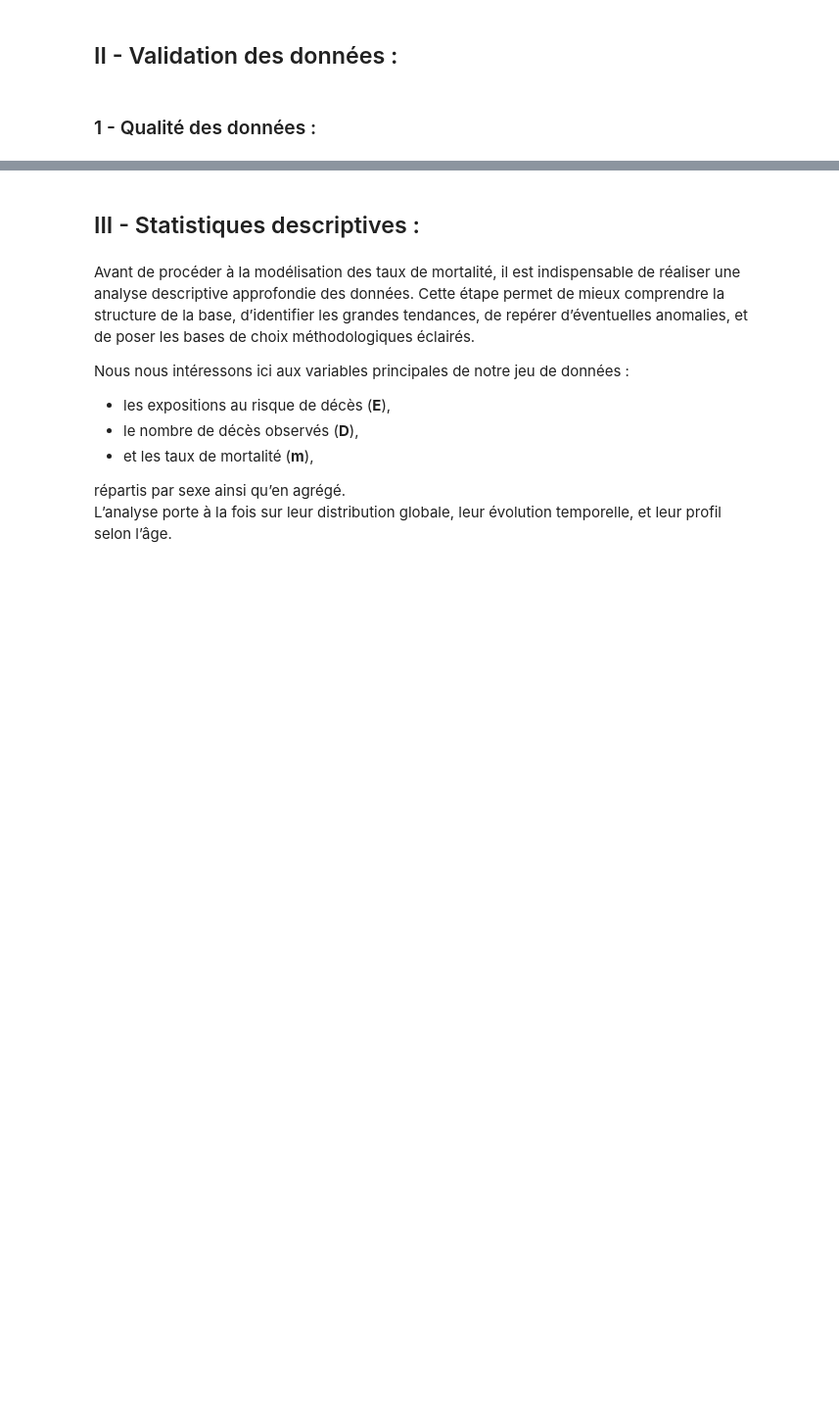
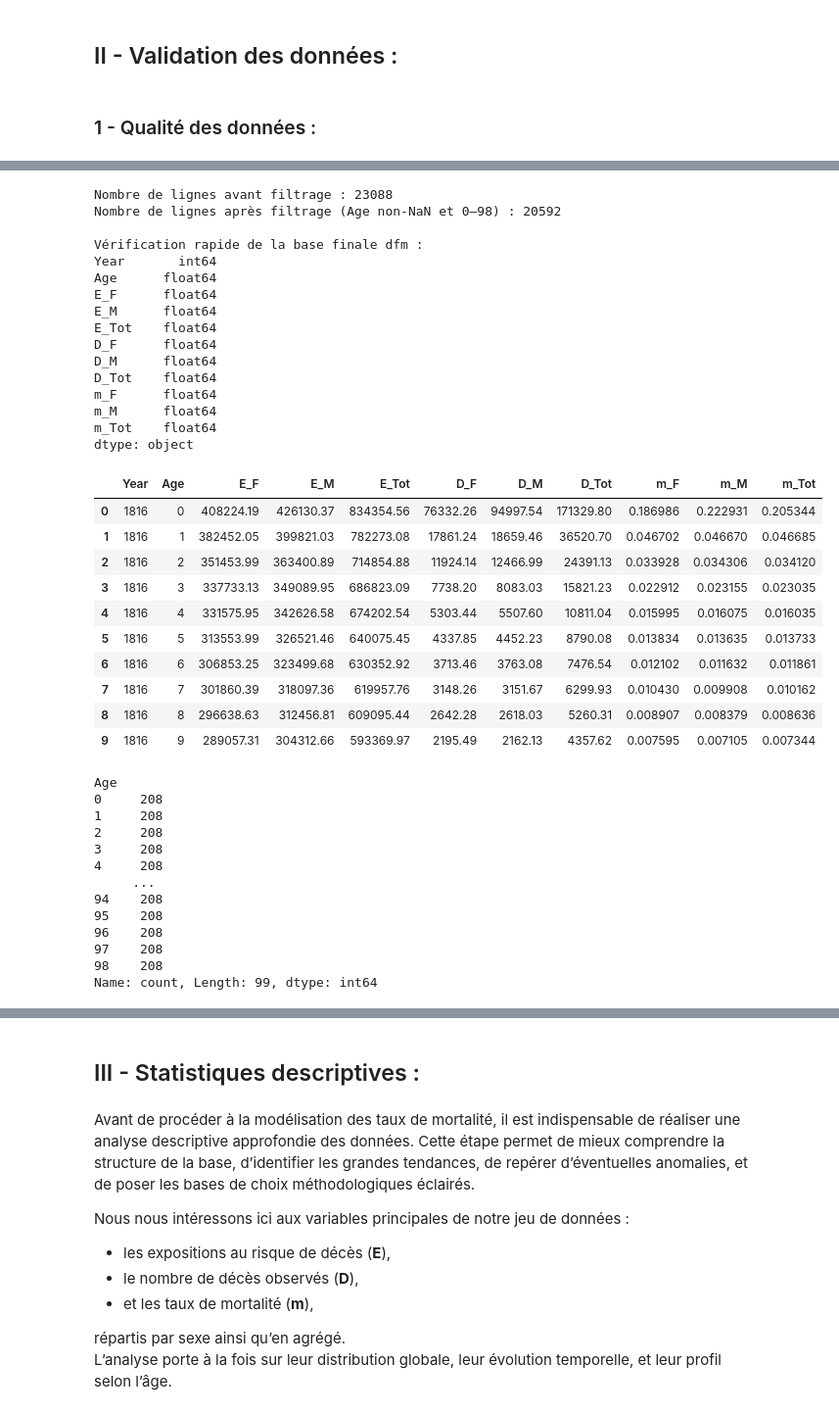
Before and after one commit to Salah10-source/Python-Project-Mortality, a Jupyter notebook: notbokes/notebooks/demo.ipynb, the cells around one changed output, grey strips where cells are left out. Shown at 98% size. Cells and saved outputs as stored; diff of their text form; code cells hidden in the pictures; blank space fills up the shorter version.

```diff
--- a/notbokes/notebooks/demo.ipynb
+++ b/notbokes/notebooks/demo.ipynb
@@ -383,0 +713,67 @@ Cette base est désormais prête à être utilisée pour les étapes suivantes d
+# %%
+# 3) Filtrage :
+#    - Age non manquant
+#    - 0 <= Age <= 98
+# ----------------------------------------------
+
+mask_age_ok = df["Age"].notna() & (df["Age"] >= 0) & (df["Age"] <= 98)
+
+dfm = df.loc[mask_age_ok, [
+    "Year", "Age",
+    "E_F", "E_M", "E_Tot",
+    "D_F", "D_M", "D_Tot",
+    "m_F", "m_M", "m_Tot"
+]].copy()
+
+# On peut repasser Age en int maintenant qu'il n'y a plus de NaN
+dfm["Age"] = dfm["Age"].astype(int)
+
+print("\nNombre de lignes avant filtrage :", len(df))
+print("Nombre de lignes après filtrage (Age non-NaN et 0–98) :", len(dfm))
+
+print("\nVérification rapide de la base finale dfm :")
+print(df.dtypes)
+display(dfm.head(10))
+df["Age"].value_counts().sort_index()
+dfm["Age"].value_counts().sort_index()
+# %% [output]
+Nombre de lignes avant filtrage : 23088
+Nombre de lignes après filtrage (Age non-NaN et 0–98) : 20592
+
+Vérification rapide de la base finale dfm :
+Year       int64
+Age      float64
+E_F      float64
+E_M      float64
+E_Tot    float64
+D_F      float64
+D_M      float64
+D_Tot    float64
+m_F      float64
+m_M      float64
+m_Tot    float64
+dtype: object
+|  | Year | Age | E_F | E_M | E_Tot | D_F | D_M | D_Tot | m_F | m_M | m_Tot |
+| 0 | 1816 | 0 | 408224.19 | 426130.37 | 834354.56 | 76332.26 | 94997.54 | 171329.80 | 0.186986 | 0.222931 | 0.205344 |
+| 1 | 1816 | 1 | 382452.05 | 399821.03 | 782273.08 | 17861.24 | 18659.46 | 36520.70 | 0.046702 | 0.046670 | 0.046685 |
+| 2 | 1816 | 2 | 351453.99 | 363400.89 | 714854.88 | 11924.14 | 12466.99 | 24391.13 | 0.033928 | 0.034306 | 0.034120 |
+| 3 | 1816 | 3 | 337733.13 | 349089.95 | 686823.09 | 7738.20 | 8083.03 | 15821.23 | 0.022912 | 0.023155 | 0.023035 |
+| 4 | 1816 | 4 | 331575.95 | 342626.58 | 674202.54 | 5303.44 | 5507.60 | 10811.04 | 0.015995 | 0.016075 | 0.016035 |
+| 5 | 1816 | 5 | 313553.99 | 326521.46 | 640075.45 | 4337.85 | 4452.23 | 8790.08 | 0.013834 | 0.013635 | 0.013733 |
+| 6 | 1816 | 6 | 306853.25 | 323499.68 | 630352.92 | 3713.46 | 3763.08 | 7476.54 | 0.012102 | 0.011632 | 0.011861 |
+| 7 | 1816 | 7 | 301860.39 | 318097.36 | 619957.76 | 3148.26 | 3151.67 | 6299.93 | 0.010430 | 0.009908 | 0.010162 |
+| 8 | 1816 | 8 | 296638.63 | 312456.81 | 609095.44 | 2642.28 | 2618.03 | 5260.31 | 0.008907 | 0.008379 | 0.008636 |
+| 9 | 1816 | 9 | 289057.31 | 304312.66 | 593369.97 | 2195.49 | 2162.13 | 4357.62 | 0.007595 | 0.007105 | 0.007344 |
+Age
+0     208
+1     208
+2     208
+3     208
+4     208
+     ...
+94    208
+95    208
+96    208
+97    208
+98    208
+Name: count, Length: 99, dtype: int64
```
Also changed, not shown: parts of 37 cells of this notebook, 1 other file.
